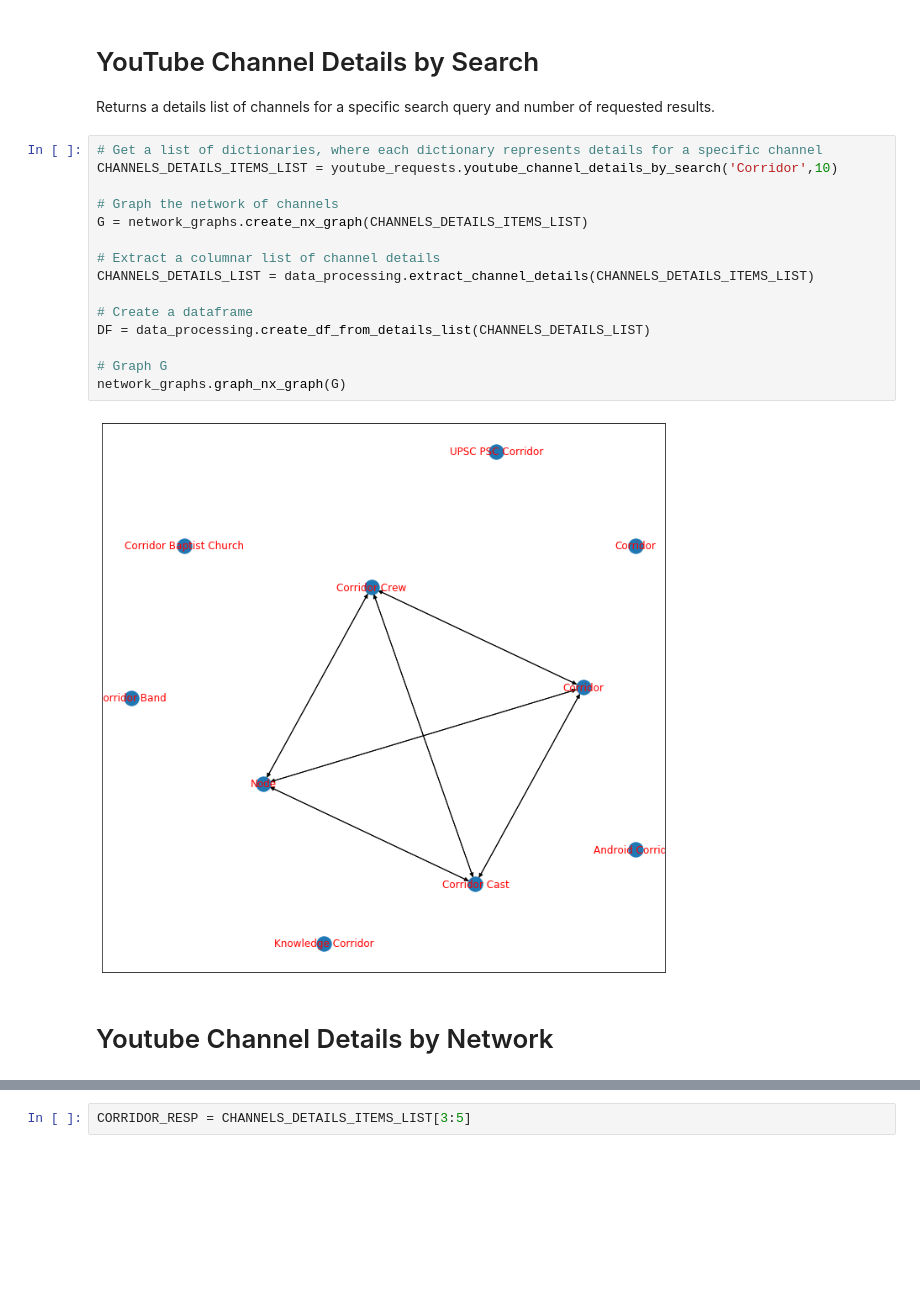
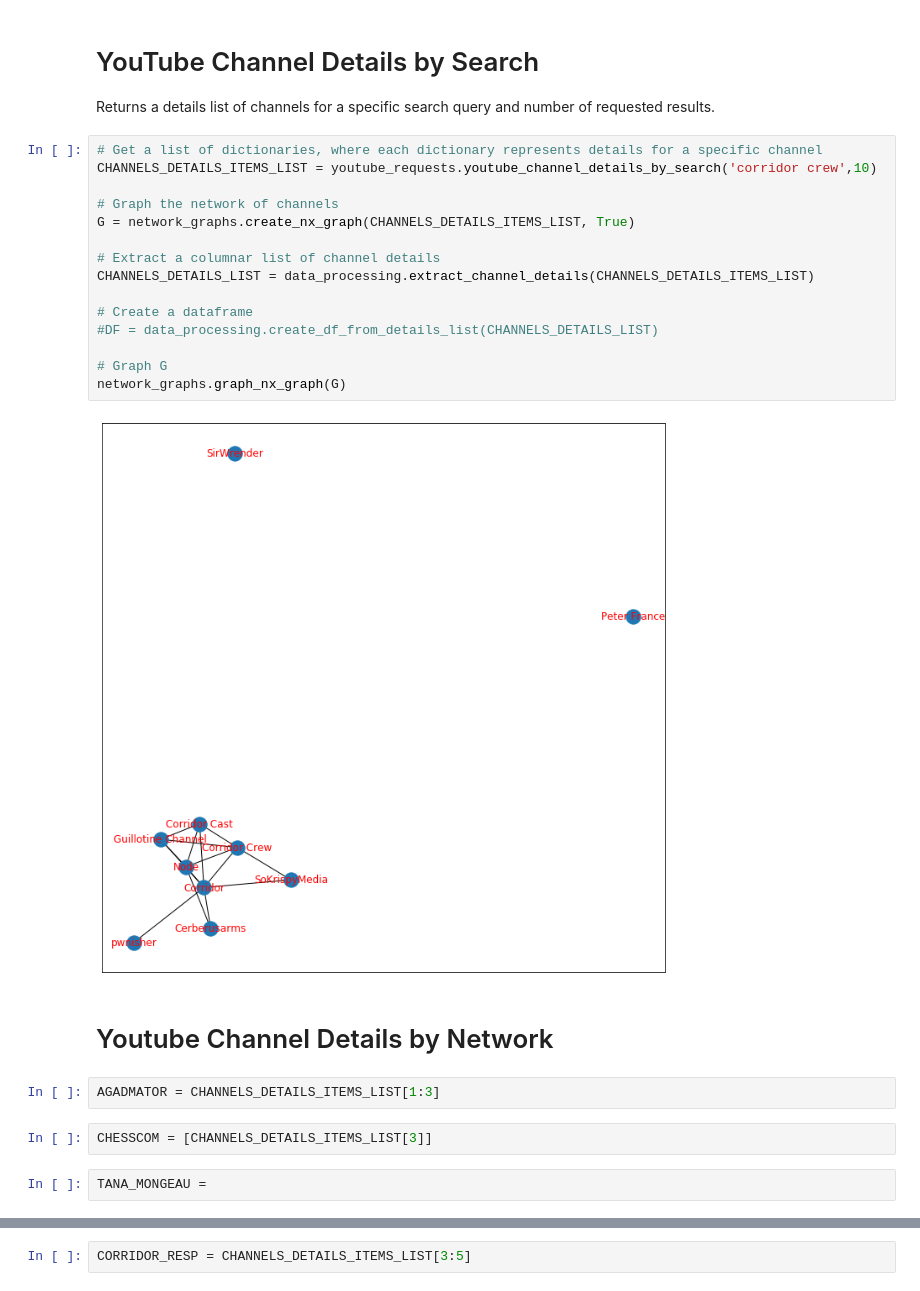
Before and after one commit to DanOvad/youtube-channel-analysis, a Jupyter notebook: youtube_data.ipynb, the cells around one changed output, grey strips where cells are left out. Cells and saved outputs as stored; diff of their text form; blank space fills up the shorter version.

```diff
--- a/youtube_data.ipynb
+++ b/youtube_data.ipynb
@@ -46,20 +46,26 @@ importlib.reload(network_graphs)
 Returns a details list of channels for a specific search query and number of requested results.
 # %%
 # Get a list of dictionaries, where each dictionary represents details for a specific channel
-CHANNELS_DETAILS_ITEMS_LIST = youtube_requests.youtube_channel_details_by_search('Corridor',10)
+CHANNELS_DETAILS_ITEMS_LIST = youtube_requests.youtube_channel_details_by_search('corridor crew',10)
 
 # Graph the network of channels
-G = network_graphs.create_nx_graph(CHANNELS_DETAILS_ITEMS_LIST)
+G = network_graphs.create_nx_graph(CHANNELS_DETAILS_ITEMS_LIST, True)
 
 # Extract a columnar list of channel details
 CHANNELS_DETAILS_LIST = data_processing.extract_channel_details(CHANNELS_DETAILS_ITEMS_LIST)
 
 # Create a dataframe
-DF = data_processing.create_df_from_details_list(CHANNELS_DETAILS_LIST)
+#DF = data_processing.create_df_from_details_list(CHANNELS_DETAILS_LIST)
 
 # Graph G
 network_graphs.graph_nx_graph(G)
 # %% [output]
-[figure, old version]
+[figure, new version]
 # %% [markdown]
 # Youtube Channel Details by Network
+# %%
+AGADMATOR = CHANNELS_DETAILS_ITEMS_LIST[1:3]
+# %%
+CHESSCOM = [CHANNELS_DETAILS_ITEMS_LIST[3]]
+# %%
+TANA_MONGEAU =
```
Also changed, not shown: parts of 70 cells of this notebook, 1 other file.
